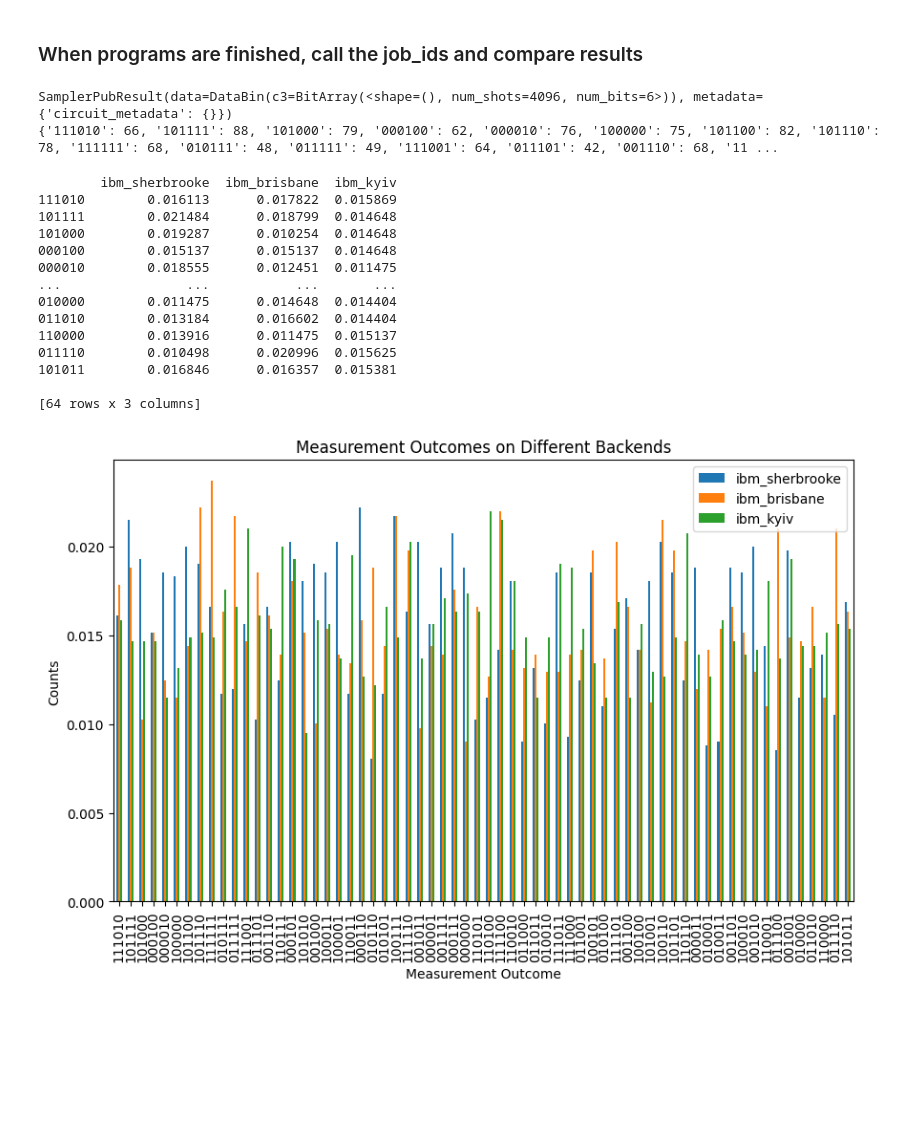
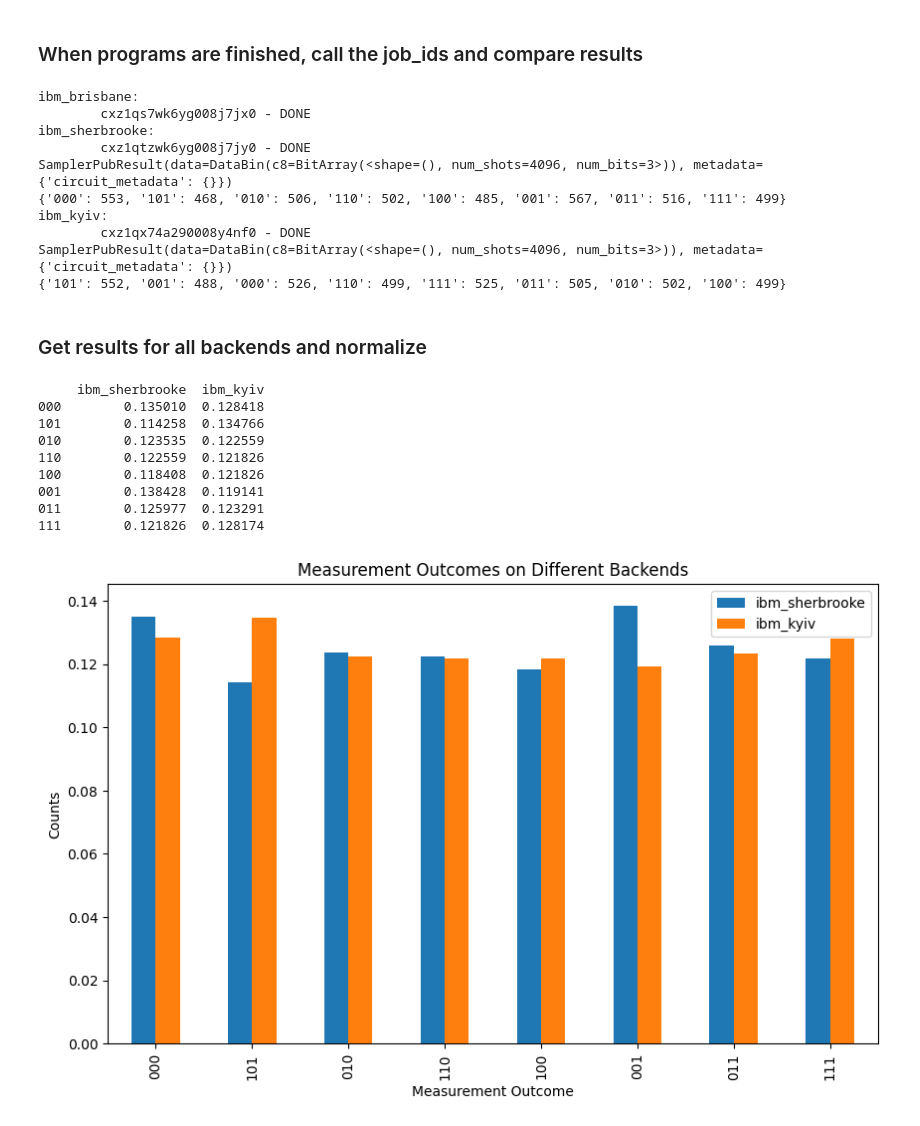
Before and after one commit to josephbedell/eigencode, a Jupyter notebook: test_backends.ipynb, the cells around one changed output. Cells and saved outputs as stored; diff of their text form; code cells hidden in the pictures; blank space fills up the shorter version.

Commit message:
fully working. shows poor ghz states. next try to optimize

```diff
--- a/test_backends.ipynb
+++ b/test_backends.ipynb
@@ -20,6 +20,9 @@ service.save_account(channel="ibm_quantum",
 # %%
 from qiskit import QuantumCircuit, ClassicalRegister
 
+# Creates a GHZ state with the specified number of qubits
+# should generate 2 states: (0)n + (1)n for n qubits
+#  e.g. n = 4, 0000 + 1111
 def create_quantum_circuit(num_qubits):
     qc = QuantumCircuit(num_qubits)
     # Apply Hadamard gate to each qubit
@@ -35,7 +38,7 @@ def create_quantum_circuit(num_qubits):
     return qc
 
 # Specify the number of qubits
-num_qubits = 6  # Change this value as needed
+num_qubits = 3  # Change this value as needed
 qc = create_quantum_circuit(num_qubits)
 
 print(qc)
@@ -69,13 +69,11 @@ backend_names = ['ibm_sherbrooke', 'ibm_kyiv', 'ibm_brisbane']
 - uses the service() account logged into at the top with the given token
 - token should be saved in ~/.qiskit/
 # %%
-from qiskit_ibm_runtime import Sampler # old Sampler
-#from qiskit.primitives import StatevectorSampler   # new Sampler, with quasi_dists
-from qiskit.quantum_info import Statevector
+from qiskit_ibm_runtime import Sampler
 from qiskit.transpiler.preset_passmanagers import generate_preset_pass_manager
 
 # List of backend names
-backend_names = ['ibm_brisbane', 'ibm_sherbrooke', 'ibm_kyiv']  # Replace with your list of backends
+backend_names = ['ibm_brisbane', 'ibm_sherbrooke', 'ibm_kyiv']  # Replace with current list of backends
 
 def run_program(backend_name, qc):
     try:
@@ -89,7 +87,7 @@ def run_program(backend_name, qc):
         qc_transpiled = pass_manager.run(qc)
 
         # Run the Sampler job
-        sampler = Sampler() # old Sampler
+        sampler = Sampler(mode=backend)
         job = sampler.run(pubs=[qc_transpiled])
 
         return job.job_id()
@@ -115,15 +119,30 @@ ImportError: cannot import name 'Aer' from 'qiskit' (/home/jbedell/anaconda3/env
 # %% [markdown]
 ### When programs are finished, call the job_ids and compare results
 # %%
+# 3-bit circuit, GHZ state
+jobs_backend = [('cxz1qs7wk6yg008j7jx0', 'ibm_brisbane'), ('cxz1qtzwk6yg008j7jy0', 'ibm_sherbrooke'), ('cxz1qx74a290008y4nf0', 'ibm_kyiv')]
 
-job_id = 'cxxe56w4a290008xzse0' # old sampler style
-result = service.job(job_id).result()[0]
-print(result)
-print(f"{result.data.c3.get_counts()}")  # corrected access to data attribute
-#print(f"{result.quasi_dists}") # new sampler style
+# quick peak
+for job_id, backend_name in jobs_backend:
+    print(f"{backend_name}:\n\t{job_id} - {job.status()}")
+    if backend_name == 'ibm_brisbane':  # skip this one
+        continue
+    result = service.job(job_id).result()[0]
+    print(result)
+    print(f"{result.data.c8.get_counts()}")  # corrected access to data attribute
 # %% [output]
-SamplerPubResult(data=DataBin(c3=BitArray(<shape=(), num_shots=4096, num_bits=6>)), metadata={'circuit_metadata': {}})
-{'111010': 66, '101111': 88, '101000': 79, '000100': 62, '000010': 76, '100000': 75, '101100': 82, '101110': 78, '111111': 68, '010111': 48, '011111': 49, '111001': 64, '011101': 42, '001110': 68, '11 ...
+ibm_brisbane:
+        cxz1qs7wk6yg008j7jx0 - DONE
+ibm_sherbrooke:
+        cxz1qtzwk6yg008j7jy0 - DONE
+SamplerPubResult(data=DataBin(c8=BitArray(<shape=(), num_shots=4096, num_bits=3>)), metadata={'circuit_metadata': {}})
+{'000': 553, '101': 468, '010': 506, '110': 502, '100': 485, '001': 567, '011': 516, '111': 499}
+ibm_kyiv:
+        cxz1qx74a290008y4nf0 - DONE
+SamplerPubResult(data=DataBin(c8=BitArray(<shape=(), num_shots=4096, num_bits=3>)), metadata={'circuit_metadata': {}})
+{'101': 552, '001': 488, '000': 526, '110': 499, '111': 525, '011': 505, '010': 502, '100': 499}
+# %% [markdown]
+### Get results for all backends and normalize
 # %%
 import pandas as pd
 import matplotlib.pyplot as plt
@@ -144,52 +163,49 @@ def get_job_result(job_id):
             time.sleep(10)  # Wait for 10 seconds before checking the status again
         if job.status() == 'DONE':
             result = job.result()
-            counts = result[0].data.c3.get_counts()
+            counts = result[0].data.c8.get_counts()
             normalized_counts = normalize_counts(counts)
             return normalized_counts
         else:
             print(f"Job {job_id} failed with status: {job.status()}")
             return None
     except Exception as e:
         print(f"Error retrieving result for job {job_id}: {e}")
         return None
 
 # Retrieve the results
 results = {}
 for job_id, backend_name in jobs_backend:
+    if backend_name == 'ibm_brisbane':  # skip this one
+        continue
     counts = get_job_result(job_id)
     if counts:
         results[backend_name] = counts
 
 # Convert results to a DataFrame
 df = pd.DataFrame(results)
 
 # Display the results as a table
 print(df)
 
 # Plot the results
 df.plot(kind='bar', figsize=(10, 6))
 plt.xlabel('Measurement Outcome')
 plt.ylabel('Counts')
 plt.title('Measurement Outcomes on Different Backends')
 plt.show()
 
 # Calculate and display fidelity between the results of different backends
 ideal_backend = backend_names[0]
 ideal_counts = results.get(ideal_backend)
 # %% [output]
-        ibm_sherbrooke  ibm_brisbane  ibm_kyiv
-111010        0.016113      0.017822  0.015869
-101111        0.021484      0.018799  0.014648
-101000        0.019287      0.010254  0.014648
-000100        0.015137      0.015137  0.014648
-000010        0.018555      0.012451  0.011475
-...                ...           ...       ...
-010000        0.011475      0.014648  0.014404
-011010        0.013184      0.016602  0.014404
-110000        0.013916      0.011475  0.015137
-011110        0.010498      0.020996  0.015625
-101011        0.016846      0.016357  0.015381
-
-[64 rows x 3 columns]
+     ibm_sherbrooke  ibm_kyiv
+000        0.135010  0.128418
+101        0.114258  0.134766
+010        0.123535  0.122559
+110        0.122559  0.121826
+100        0.118408  0.121826
+001        0.138428  0.119141
+011        0.125977  0.123291
+111        0.121826  0.128174
-[figure, old version]
+[figure, new version]
```
Also changed, not shown: parts of 6 cells of this notebook.
